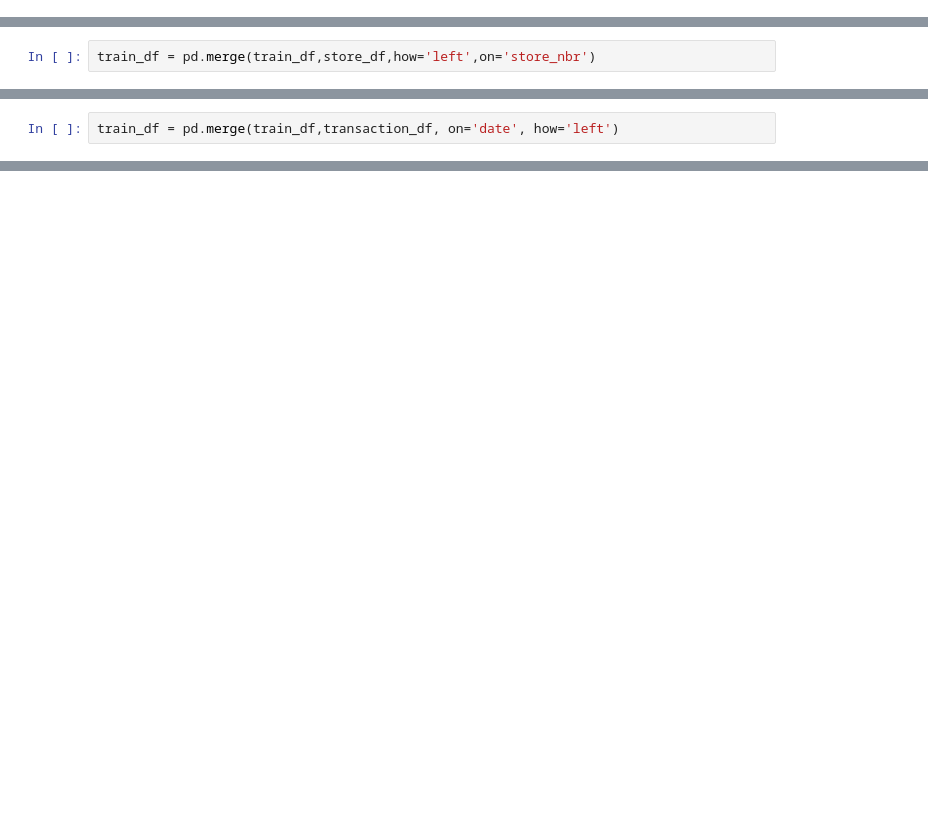
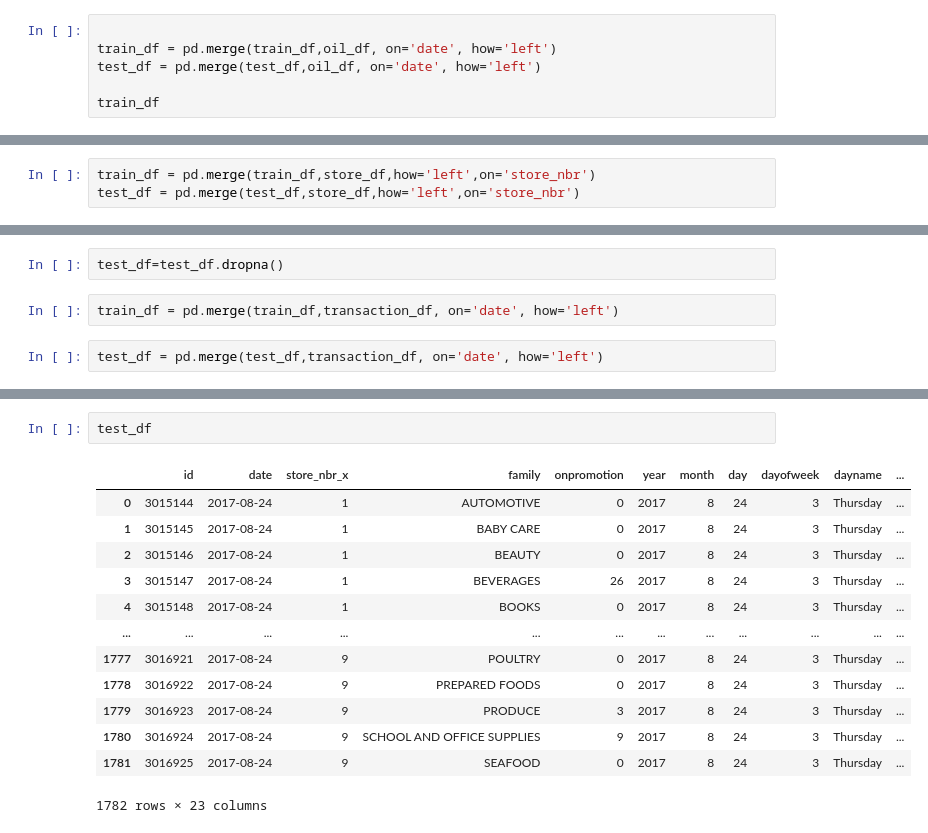
Before and after one commit to heka2002/sales_project, a Jupyter notebook: sales.ipynb, the cells around one changed output, grey strips where cells are left out. Cells and saved outputs as stored; diff of their text form; blank space fills up the shorter version.

```diff
--- a/sales.ipynb
+++ b/sales.ipynb
@@ -200,0 +267,6 @@ train_df.describe()
+# %%
+
+train_df = pd.merge(train_df,oil_df, on='date', how='left')
+test_df = pd.merge(test_df,oil_df, on='date', how='left')
+
+train_df
@@ -201,2 +287,3 @@ train_df.describe()
 # %%
 train_df = pd.merge(train_df,store_df,how='left',on='store_nbr')
+test_df = pd.merge(test_df,store_df,how='left',on='store_nbr')
@@ -241,5 +307,9 @@ train_df
+# %%
+test_df=test_df.dropna()
 # %%
 train_df = pd.merge(train_df,transaction_df, on='date', how='left')
+# %%
+test_df = pd.merge(test_df,transaction_df, on='date', how='left')
 # %%
 train_df
 # %% [output]
@@ -259,3 +329,19 @@ train_df
+# %%
+test_df
+# %% [output]
+|  | id | date | store_nbr_x | family | onpromotion | year | month | day | dayofweek | dayname | ... |
+| 0 | 3015144 | 2017-08-24 | 1 | AUTOMOTIVE | 0 | 2017 | 8 | 24 | 3 | Thursday | ... |
+| 1 | 3015145 | 2017-08-24 | 1 | BABY CARE | 0 | 2017 | 8 | 24 | 3 | Thursday | ... |
+| 2 | 3015146 | 2017-08-24 | 1 | BEAUTY | 0 | 2017 | 8 | 24 | 3 | Thursday | ... |
+| 3 | 3015147 | 2017-08-24 | 1 | BEVERAGES | 26 | 2017 | 8 | 24 | 3 | Thursday | ... |
+| 4 | 3015148 | 2017-08-24 | 1 | BOOKS | 0 | 2017 | 8 | 24 | 3 | Thursday | ... |
+| ... | ... | ... | ... | ... | ... | ... | ... | ... | ... | ... | ... |
+| 1777 | 3016921 | 2017-08-24 | 9 | POULTRY | 0 | 2017 | 8 | 24 | 3 | Thursday | ... |
+| 1778 | 3016922 | 2017-08-24 | 9 | PREPARED FOODS | 0 | 2017 | 8 | 24 | 3 | Thursday | ... |
+| 1779 | 3016923 | 2017-08-24 | 9 | PRODUCE | 3 | 2017 | 8 | 24 | 3 | Thursday | ... |
+| 1780 | 3016924 | 2017-08-24 | 9 | SCHOOL AND OFFICE SUPPLIES | 9 | 2017 | 8 | 24 | 3 | Thursday | ... |
+| 1781 | 3016925 | 2017-08-24 | 9 | SEAFOOD | 0 | 2017 | 8 | 24 | 3 | Thursday | ... |
+1782 rows × 23 columns
 # %%
 train_df.isnull().sum()
 # %% [output]
```
Also changed, not shown: parts of 42 cells of this notebook.
